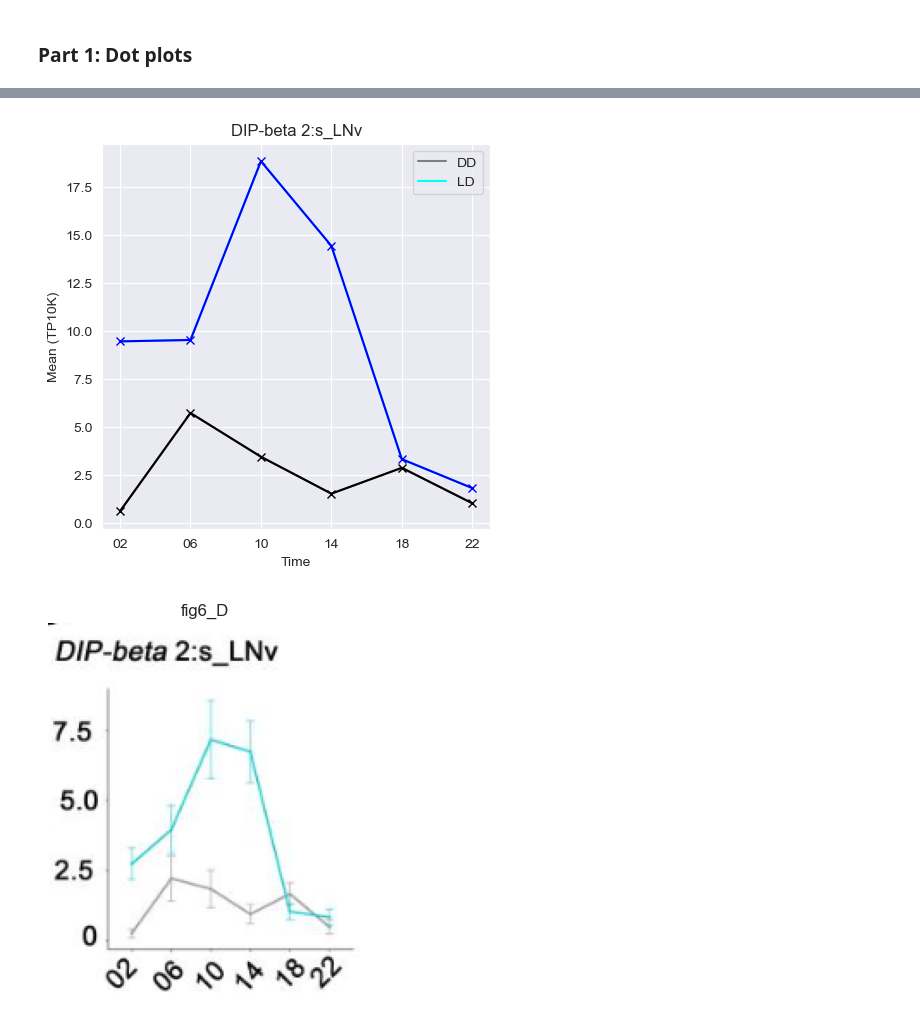
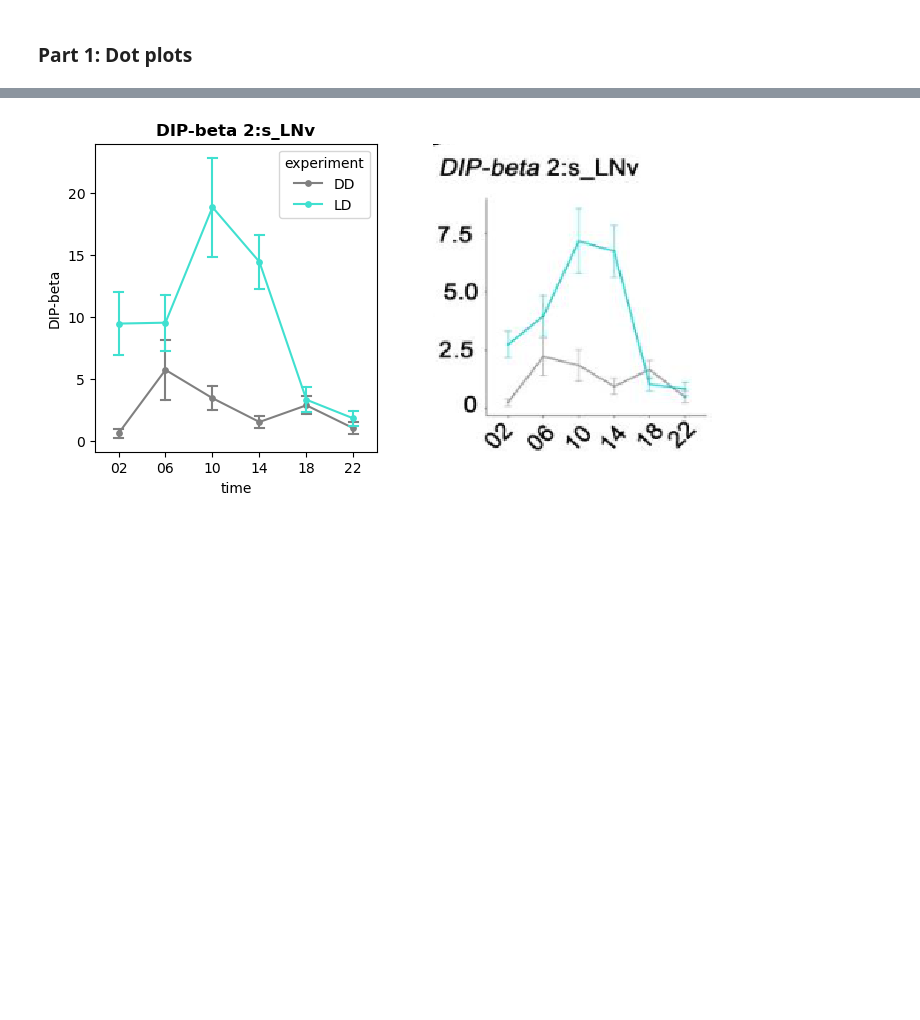
Before and after one commit to gonzagrau/circadian-drosophilia-viewer, a Jupyter notebook: test_rosbach_figures.ipynb, the cells around one changed output, grey strips where cells are left out. Cells and saved outputs as stored; diff of their text form; code cells hidden in the pictures; blank space fills up the shorter version.

Commit message:
now using seaborn

```diff
--- a/test_rosbach_figures.ipynb
+++ b/test_rosbach_figures.ipynb
@@ -105,20 +93,36 @@ df_by_time_LD_norm = ad_by_time_LD.to_df()
-# %%
-fig, ax = plt.subplots(figsize=(5,5))
-
-ax.errorbar(df_by_time_DD.index, df_by_time_DD_norm[gene], marker='x', c='k')
-ax.plot(df_by_time_DD.index, df_by_time_DD_norm[gene], color='gray', label='DD')
-ax.errorbar(df_by_time_LD.index, df_by_time_LD_norm[gene], marker='x', c='blue')
-ax.plot(df_by_time_LD.index, df_by_time_LD_norm[gene], color='cyan', label='LD')
-ax.set_title('DIP-beta 2:s_LNv')
-ax.set_xlabel('Time')
-ax.set_ylabel('Mean (TP10K)')
-plt.legend()
-plt.show()
-
-plt.imshow(fig6_D)
-plt.axis('off')
-plt.title('fig6_D')
-plt.show()
-# %% [output]
-[figure, removed]
-[figure, removed]
+# %%
+# retrieve original data and preprocess it
+DIP_ad = deepcopy(DIP_ad_bk)
+sc.pp.normalize_total(DIP_ad, target_sum=1e4, exclude_highly_expressed=True)
+DIP_df = anndata_to_df(DIP_ad)
+
+# remove CT/ZT and just keep the time
+DIP_df['time'] = DIP_df['exp_time'].apply(lambda x : x[2:])
+# %%
+# plot with seaborn
+gene = 'DIP-beta'
+cluster = '2:s_LNv'
+sns.set_palette('deep')
+gene_palette = {"LD": 'turquoise', "DD": 'gray'}
+fig6_D = mpimg.imread('fig6_D.png')
+
+
+fig, axs = plt.subplots(1, 2, figsize=(8, 4))
+axs[0].yaxis.set_major_formatter(ticker.EngFormatter())
+axs[0].set_title(f"{gene} {cluster}", fontweight='semibold')
+axs[1].imshow(fig6_D, interpolation='nearest', aspect='auto')
+axs[1].axis('off')
+
+sns.pointplot(DIP_df[DIP_df['Idents']==cluster],
+              x='time',
+              y=gene,
+              hue='experiment',
+              estimator='mean',
+              errorbar='se',
+              palette=gene_palette,
+              capsize=0.2,
+              linewidth=1.5,
+              ax=axs[0])
+plt.show()
+# %% [output]
+[figure, added]
```
Also changed, not shown: parts of 5 cells of this notebook, 1 other file.
